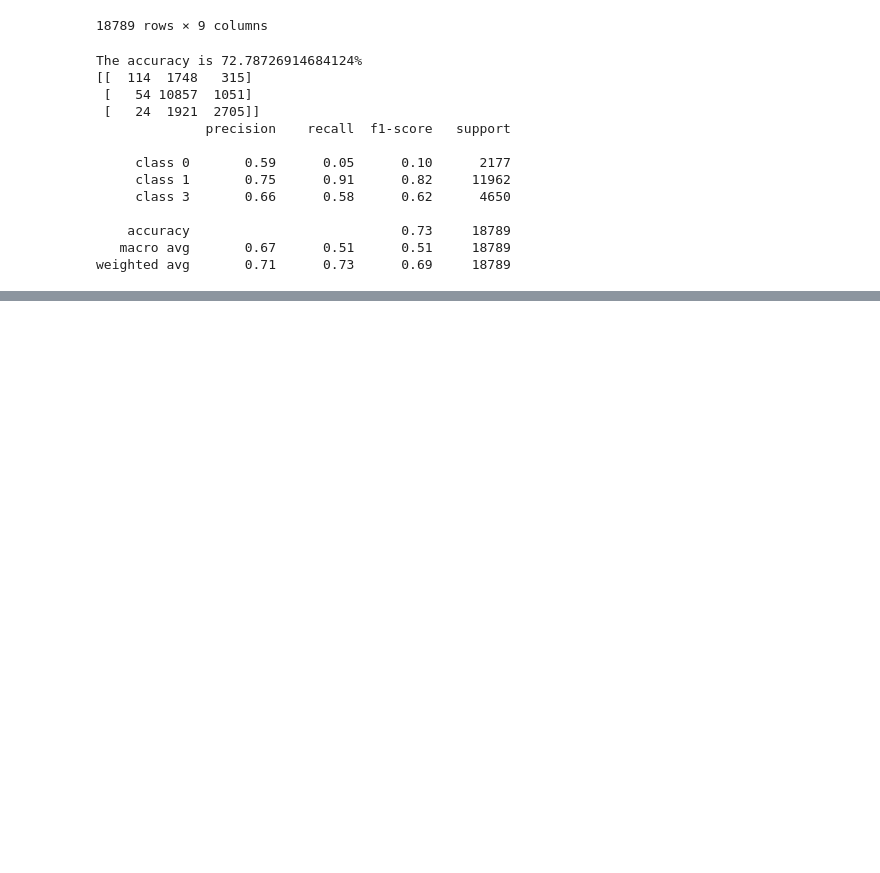
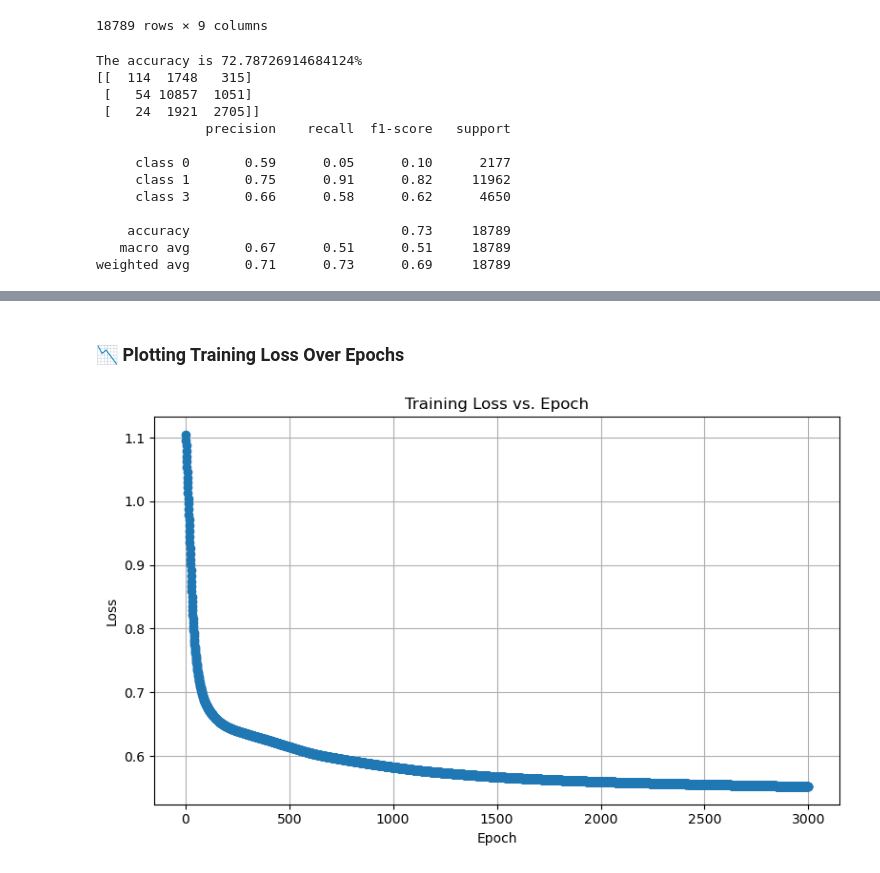
Before and after one commit to mohamedishhaq/CEP, a Jupyter notebook: Weather-dataset-model.ipynb, the cells around one changed output, grey strips where cells are left out. Saved outputs shown, nothing was run; the diff lists cells and outputs as text; code cells hidden in the pictures; blank space fills up the shorter version.

```diff
--- a/Weather-dataset-model.ipynb
+++ b/Weather-dataset-model.ipynb
@@ -255,0 +285,8 @@ weighted avg       0.71      0.73      0.69     18789
+# %%
+import numpy as np
+
+# Ensure labels are converted to NumPy arrays
+X_train_np = np.array(X_train)
+X_test_np = np.array(X_test)
+y_train_np = np.array(y_train)
+y_test_np = np.array(y_test)
@@ -255,0 +297,5 @@ weighted avg       0.71      0.73      0.69     18789
+# %%
+X_train_tensor = torch.from_numpy(X_train_np).float()
+y_train_tensor = torch.from_numpy(y_train_np).long()
+X_test_tensor = torch.from_numpy(X_test_np).float()
+y_test_tensor = torch.from_numpy(y_test_np).long()
@@ -255,0 +325,6 @@ weighted avg       0.71      0.73      0.69     18789
+# %%
+
+# Initialize model
+model = Net(input_dim=9, output_dim=3)
+criterion = nn.CrossEntropyLoss()
+optimizer = optim.Adam(model.parameters(), lr=0.001)
@@ -255,0 +333,15 @@ weighted avg       0.71      0.73      0.69     18789
+# %%
+losses = []  # Store losses for plotting
+
+for epoch in range(3000):
+    model.train()
+    outputs = model(X_train_tensor)
+    loss = criterion(outputs, y_train_tensor)
+
+    optimizer.zero_grad()
+    loss.backward()
+    optimizer.step()
+
+    losses.append(loss.item())  # Record loss
+    if (epoch+1) % 10 == 0:
+        print(f'Epoch [{epoch+1}/100], Loss: {loss.item():.4f}')
@@ -255,0 +394,14 @@ weighted avg       0.71      0.73      0.69     18789
+# %% [markdown]
+### 📉 Plotting Training Loss Over Epochs
+# %%
+# Plotting the loss curve
+plt.figure(figsize=(8, 5))
+plt.plot(range(1, 3001), losses, marker='o')
+plt.title('Training Loss vs. Epoch')
+plt.xlabel('Epoch')
+plt.ylabel('Loss')
+plt.grid(True)
+plt.tight_layout()
+plt.show()
+# %% [output]
+[figure, added]
```
Also changed, not shown: parts of 15 cells of this notebook.
